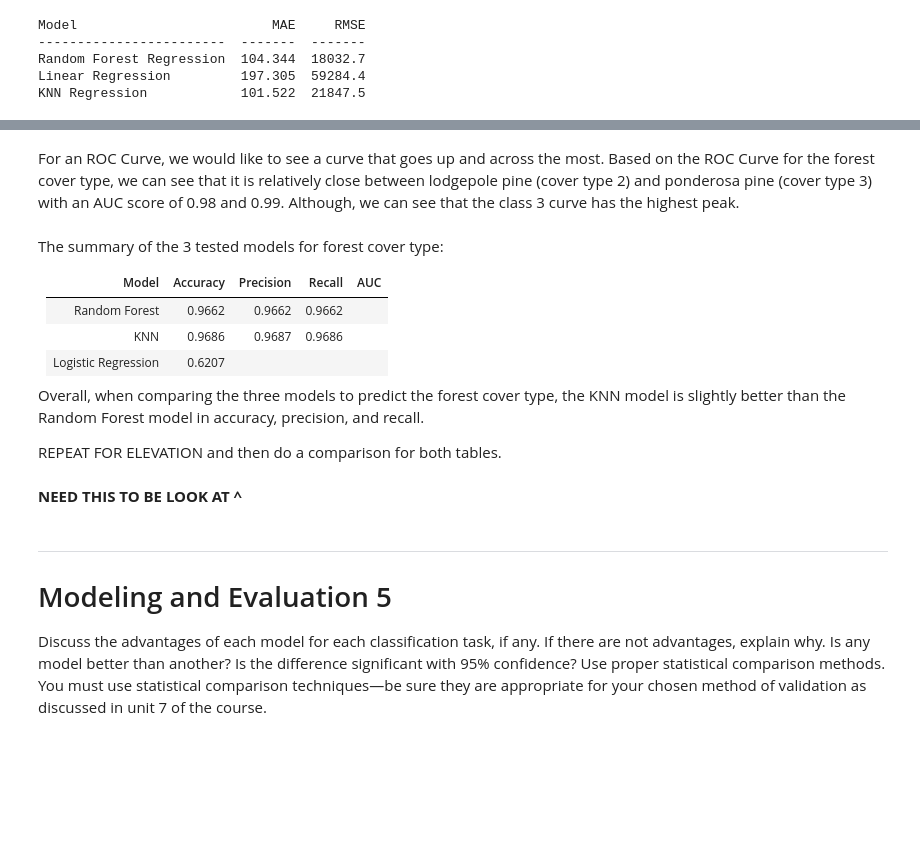
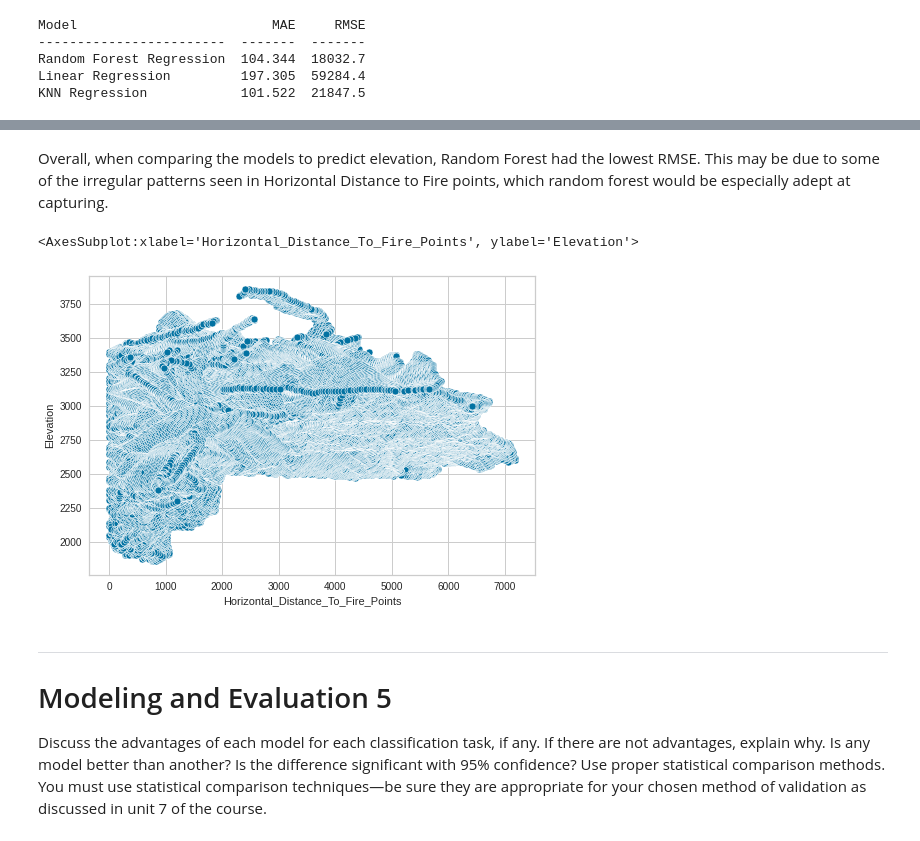
Before and after one commit to KendallScott/Machine-Learning, a Jupyter notebook: SVM and LR/Sunday/Lab_2.ipynb, the cells around one changed output, grey strips where cells are left out. Saved outputs shown, nothing was run; the diff lists cells and outputs as text; code cells hidden in the pictures; blank space fills up the shorter version.

```diff
--- a/SVM and LR/Sunday/Lab_2.ipynb
+++ b/SVM and LR/Sunday/Lab_2.ipynb
@@ -1184,15 +1169,0 @@ print ("AUC and ROC Curves comparison of models - Cover Type")
-# %% [markdown]
-For an ROC Curve, we would like to see a curve that goes up and across the most. Based on the ROC Curve for the forest cover type, we can see that it is relatively close between lodgepole pine (cover type 2) and ponderosa pine (cover type 3) with an AUC score of 0.98 and 0.99. Although, we can see that the class 3 curve has the highest peak.
-# %% [markdown]
-The summary of the 3 tested models for forest cover type:
-
-
-Model               | Accuracy      | Precision | Recall | AUC
---------------------|---------------|-----------|--------|-----
-Random Forest       | 0.9662        | 0.9662    | 0.9662 |
-KNN                 | 0.9686        | 0.9687    | 0.9686 |
-Logistic Regression | 0.6207        |           |        |
-
-Overall, when comparing the three models to predict the forest cover type, the KNN model is slightly better than the Random Forest model in accuracy, precision, and recall.
-
-REPEAT FOR ELEVATION and then do a comparison for both tables.
@@ -1231,5 +1170,10 @@ visualizer = classification_report(
-# %% [markdown]
-**NEED THIS TO BE LOOK AT ^**
+# %% [markdown]
+Overall, when comparing the models to predict elevation, Random Forest had the lowest RMSE. This may be due to some of the irregular patterns seen in Horizontal Distance to Fire points, which random forest would be especially adept at capturing.
+# %%
+sns.scatterplot(x = 'Horizontal_Distance_To_Fire_Points', y = 'Elevation', data = forest_cover_type)
+# %% [output]
+<AxesSubplot:xlabel='Horizontal_Distance_To_Fire_Points', ylabel='Elevation'>
+[figure, added]
 # %% [markdown]
 ---
 # Modeling and Evaluation 5
```
Also changed, not shown: parts of 17 cells of this notebook.
